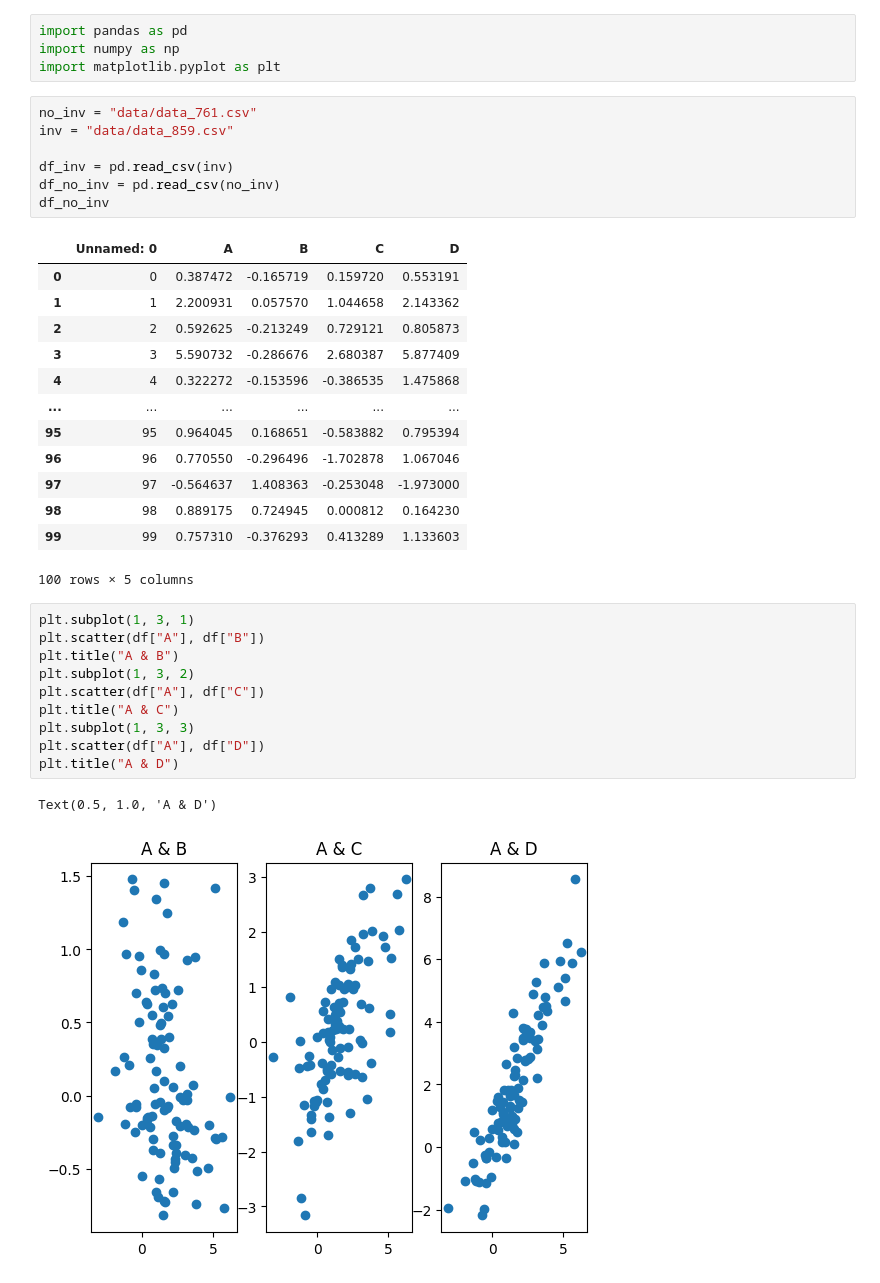
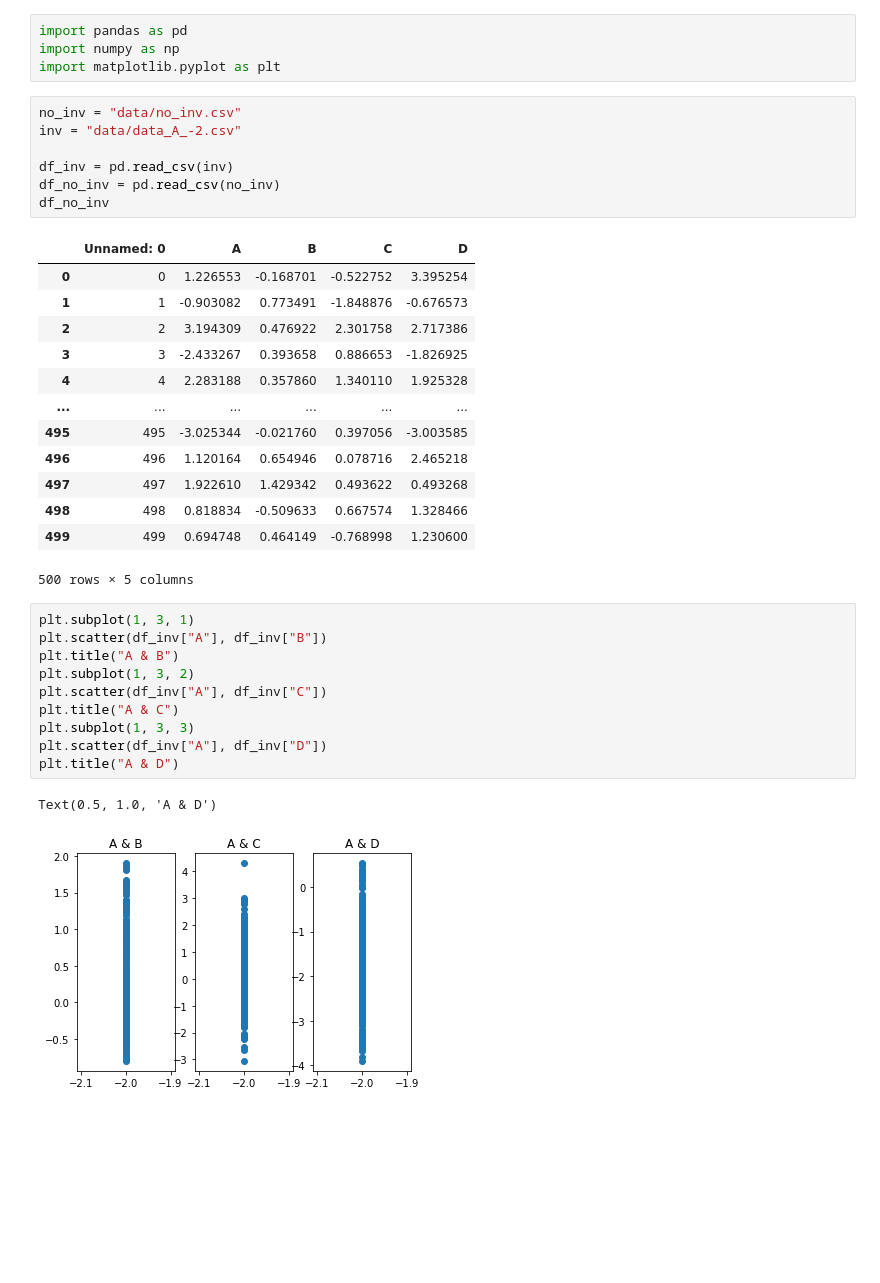
Before and after one commit to kridk999/C9PROJECT3, a Jupyter notebook: proj3_plots.ipynb, the cells around one changed output. Cells and saved outputs as stored; diff of their text form; blank space fills up the shorter version.

```diff
--- a/proj3_plots.ipynb
+++ b/proj3_plots.ipynb
@@ -3,38 +3,38 @@ import pandas as pd
 import numpy as np
 import matplotlib.pyplot as plt
 # %%
-no_inv = "data/data_761.csv"
-inv = "data/data_859.csv"
+no_inv = "data/no_inv.csv"
+inv = "data/data_A_-2.csv"
 
 df_inv = pd.read_csv(inv)
 df_no_inv = pd.read_csv(no_inv)
 df_no_inv
 # %% [output]
 |  | Unnamed: 0 | A | B | C | D |
-| 0 | 0 | 0.387472 | -0.165719 | 0.159720 | 0.553191 |
-| 1 | 1 | 2.200931 | 0.057570 | 1.044658 | 2.143362 |
-| 2 | 2 | 0.592625 | -0.213249 | 0.729121 | 0.805873 |
-| 3 | 3 | 5.590732 | -0.286676 | 2.680387 | 5.877409 |
-| 4 | 4 | 0.322272 | -0.153596 | -0.386535 | 1.475868 |
+| 0 | 0 | 1.226553 | -0.168701 | -0.522752 | 3.395254 |
+| 1 | 1 | -0.903082 | 0.773491 | -1.848876 | -0.676573 |
+| 2 | 2 | 3.194309 | 0.476922 | 2.301758 | 2.717386 |
+| 3 | 3 | -2.433267 | 0.393658 | 0.886653 | -1.826925 |
+| 4 | 4 | 2.283188 | 0.357860 | 1.340110 | 1.925328 |
 | ... | ... | ... | ... | ... | ... |
-| 95 | 95 | 0.964045 | 0.168651 | -0.583882 | 0.795394 |
-| 96 | 96 | 0.770550 | -0.296496 | -1.702878 | 1.067046 |
-| 97 | 97 | -0.564637 | 1.408363 | -0.253048 | -1.973000 |
-| 98 | 98 | 0.889175 | 0.724945 | 0.000812 | 0.164230 |
-| 99 | 99 | 0.757310 | -0.376293 | 0.413289 | 1.133603 |
+| 495 | 495 | -3.025344 | -0.021760 | 0.397056 | -3.003585 |
+| 496 | 496 | 1.120164 | 0.654946 | 0.078716 | 2.465218 |
+| 497 | 497 | 1.922610 | 1.429342 | 0.493622 | 0.493268 |
+| 498 | 498 | 0.818834 | -0.509633 | 0.667574 | 1.328466 |
+| 499 | 499 | 0.694748 | 0.464149 | -0.768998 | 1.230600 |
-100 rows × 5 columns
+500 rows × 5 columns
 # %%
 plt.subplot(1, 3, 1)
-plt.scatter(df["A"], df["B"])
+plt.scatter(df_inv["A"], df_inv["B"])
 plt.title("A & B")
 plt.subplot(1, 3, 2)
-plt.scatter(df["A"], df["C"])
+plt.scatter(df_inv["A"], df_inv["C"])
 plt.title("A & C")
 plt.subplot(1, 3, 3)
-plt.scatter(df["A"], df["D"])
+plt.scatter(df_inv["A"], df_inv["D"])
 plt.title("A & D")
 # %% [output]
 Text(0.5, 1.0, 'A & D')
-[figure, old version]
+[figure, new version]
 # %%
 plt.subplot(1, 3, 1)
```
Also changed, not shown: parts of 12 cells of this notebook, 8 other files.
